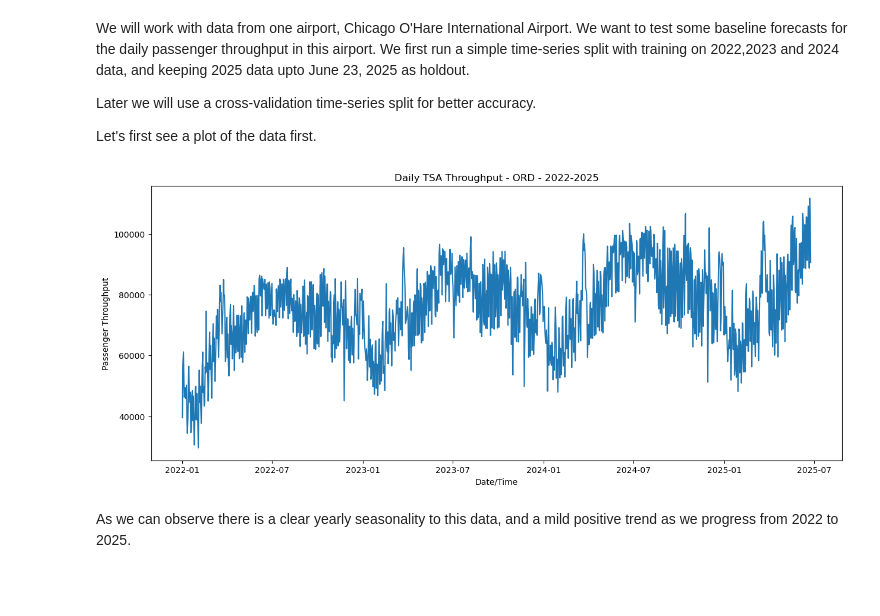
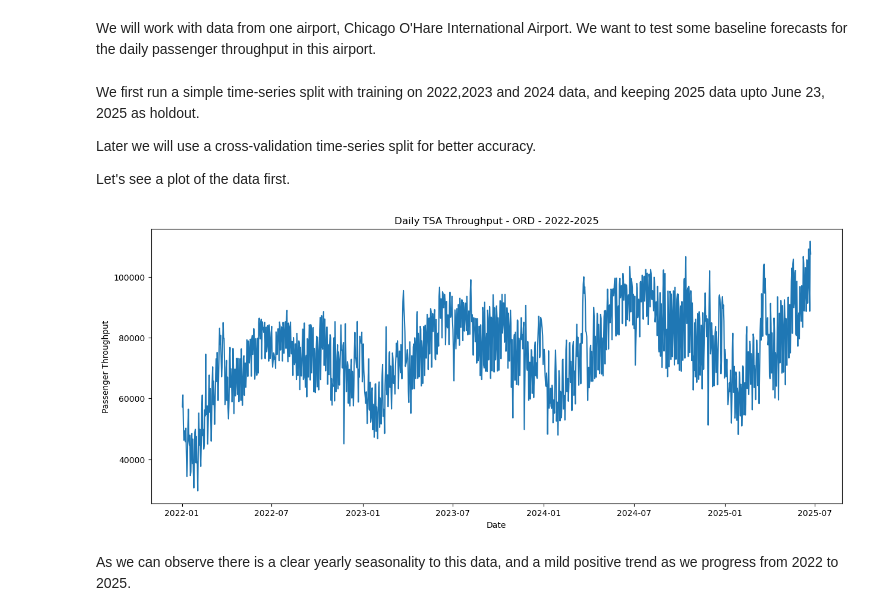
Before and after one commit to Erdos-Projects/spring-2026-busy-airports, a Jupyter notebook: notebooks/Baseline Forecasts.ipynb, the cells around one changed output. Drawn from its saved outputs; the diff is of its cells as text; code cells hidden in the pictures; blank space fills up the shorter version.

Commit message:
Update Baseline Forecasts.ipynb
Updated to have the same set of functions as the others.

```diff
--- a/notebooks/Baseline Forecasts.ipynb
+++ b/notebooks/Baseline Forecasts.ipynb
@@ -23,3 +18,6 @@ from busy_airports.baselines import NaiveSeasonalWithDrift, TripleExponentialSmo
+# %% [markdown]
+We will work with data from one airport, Chicago O'Hare International Airport.
+We want to test some baseline forecasts for the daily passenger throughput in this airport.
 # %%
-#Import the data
-tsa_data = pd.read_csv("../data/tsa-throughput-data-complete.csv")
+#Fix the airport data for Chicago O'Hare for daily frequency
+data_ord_d = retrieve_airport_data(data, "ORD", frequency="D") #Fixing Chicago O'Hare data for daily frequency
@@ -31,29 +24,20 @@ tsa_airport_data = tsa_data.groupby(["DateTime", "Airport Code", "Airport Name",
 # %% [markdown]
-We will work with data from one airport, Chicago O'Hare International Airport.
-We want to test some baseline forecasts for the daily passenger throughput in this airport.
 We first run a simple time-series split with training on 2022,2023 and 2024 data, and keeping 2025 data upto June 23, 2025 as holdout.
 
 Later we will use a cross-validation time-series split for better accuracy.
 
-Let's first see a plot of the data first.
+Let's see a plot of the data first.
 # %%
 
-ord_data = tsa_airport_data[tsa_airport_data['Airport Code'] == 'ORD'] #Fixing our airport to be O'Hare
-ord_data = tsa_airport_data[tsa_airport_data['Airport Code'] == 'ORD']
-
-ord_daily = ord_data.groupby(pd.Grouper(key='DateTime', freq='D'))['Total Passenger Throughput'].sum()
-ord_daily = ord_daily.reset_index()
-ord_daily.columns = ['DateTime', 'Total Passenger Throughput']
-
-ord_daily = ord_daily[ord_daily['DateTime'] <= '2025-06-24'] #We only want to use data up to June 24, 2025
+data_ord_d = data_ord_d[data_ord_d['datetime'] < '2025-06-24'] #We only want to use data up to June 24, 2025
 plt.figure(figsize=(15, 6))
-plt.plot(ord_daily['DateTime'], ord_daily['Total Passenger Throughput'])
+plt.plot(data_ord_d['datetime'], data_ord_d['total_passenger_throughput'])
 plt.title('Daily TSA Throughput - ORD - 2022-2025')
-plt.xlabel('Date/Time')
+plt.xlabel('Date')
 plt.ylabel('Passenger Throughput')
 plt.show()
 # %% [output]
-[figure, old version]
+[figure, new version]
 # %% [markdown]
 As we can observe there is a clear yearly seasonality to this data, and a mild positive trend as we progress from 2022 to 2025.
 # %% [markdown]
```
Also changed, not shown: parts of 19 cells of this notebook.
